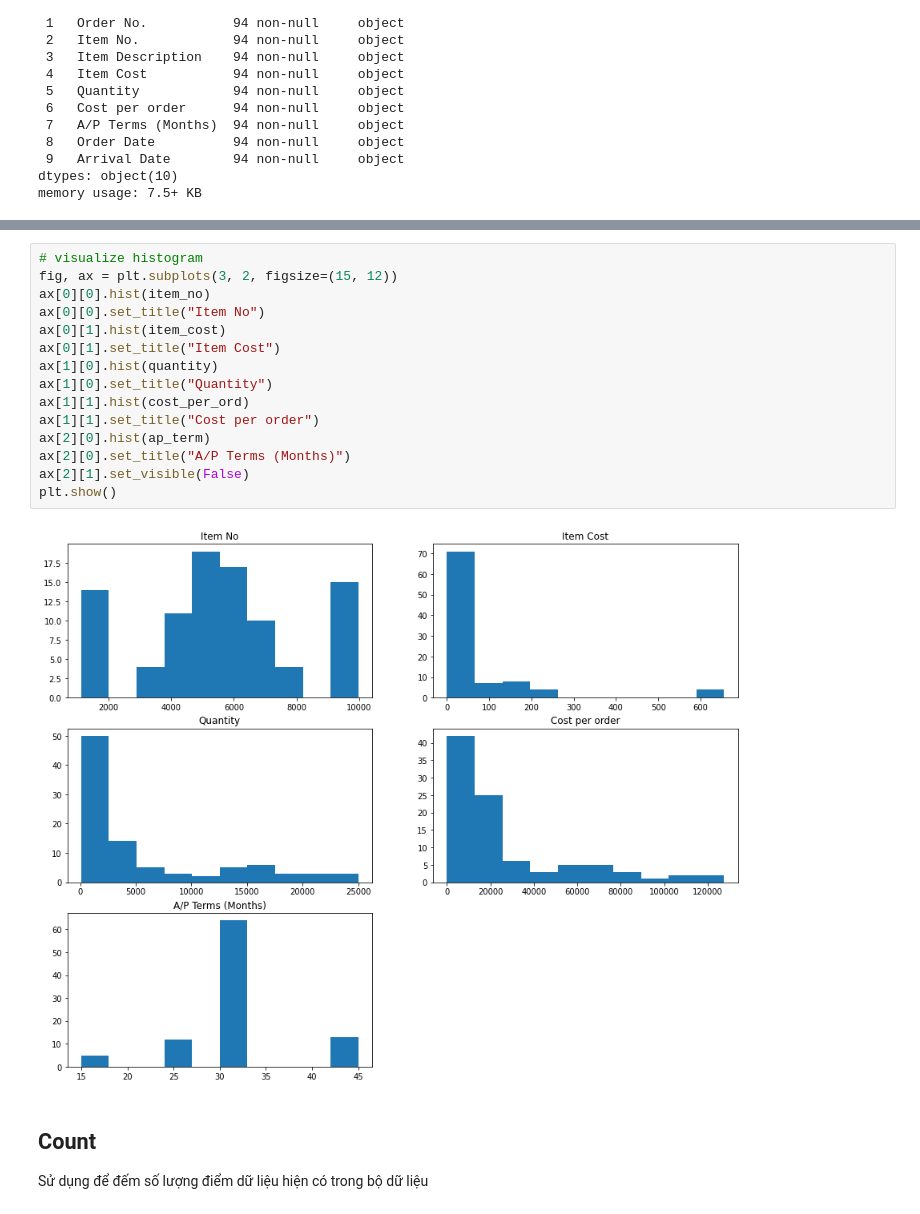
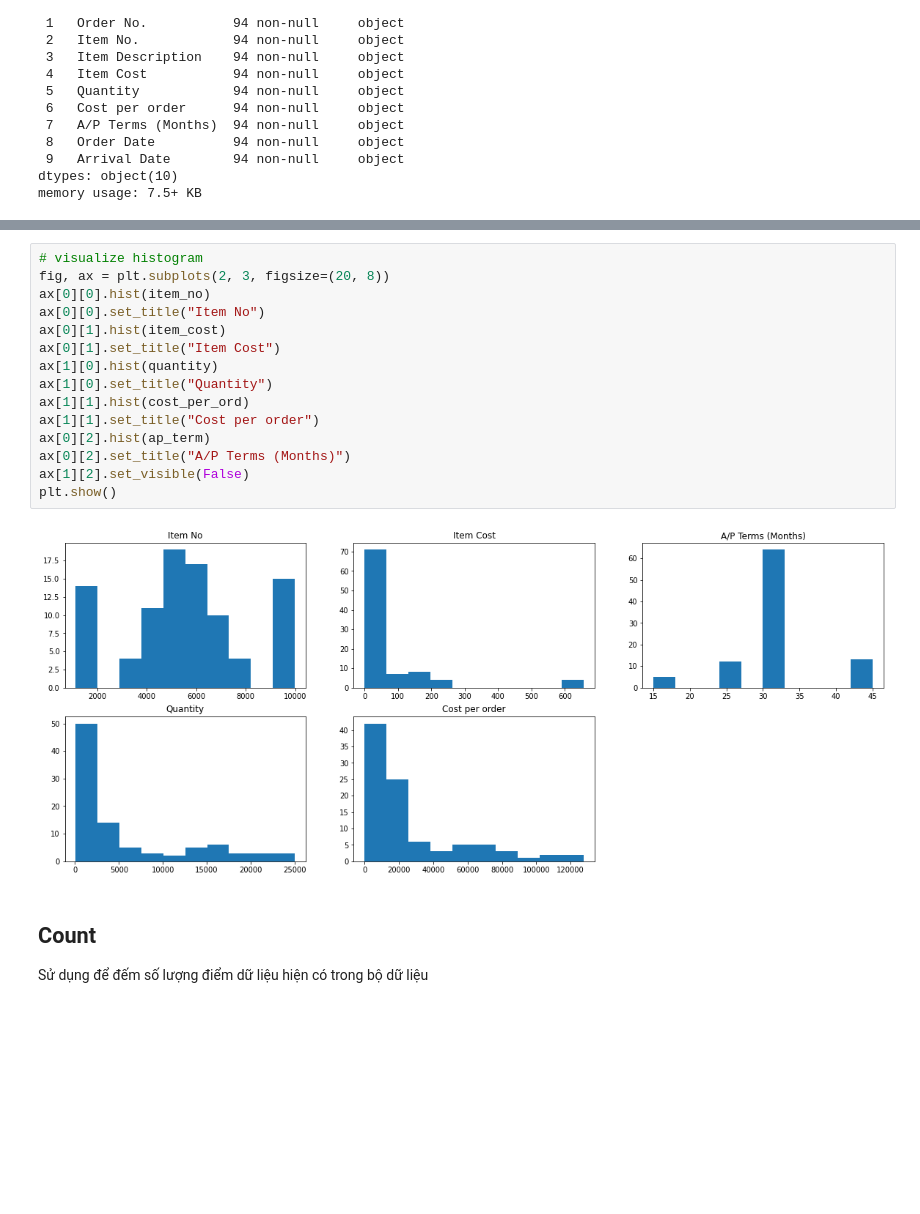
Before and after one commit to nghoanglongde/IS403.M22.HTCL, a Jupyter notebook: LAB_01/LAB_01.ipynb, the cells around one changed output, grey strips where cells are left out. Cells and saved outputs as stored; diff of their text form; blank space fills up the shorter version.

```diff
--- a/LAB_01/LAB_01.ipynb
+++ b/LAB_01/LAB_01.ipynb
@@ -285,21 +303,21 @@ plt.show()
 [figure]
 # %%
 # visualize histogram
-fig, ax = plt.subplots(3, 2, figsize=(15, 12))
+fig, ax = plt.subplots(2, 3, figsize=(20, 8))
 ax[0][0].hist(item_no)
 ax[0][0].set_title("Item No")
 ax[0][1].hist(item_cost)
 ax[0][1].set_title("Item Cost")
 ax[1][0].hist(quantity)
 ax[1][0].set_title("Quantity")
 ax[1][1].hist(cost_per_ord)
 ax[1][1].set_title("Cost per order")
-ax[2][0].hist(ap_term)
-ax[2][0].set_title("A/P Terms (Months)")
-ax[2][1].set_visible(False)
+ax[0][2].hist(ap_term)
+ax[0][2].set_title("A/P Terms (Months)")
+ax[1][2].set_visible(False)
 plt.show()
 # %% [output]
-[figure, old version]
+[figure, new version]
 # %% [markdown]
 ## Count
 Sử dụng để đếm số lượng điểm dữ liệu hiện có trong bộ dữ liệu
```
Also changed, not shown: parts of 21 cells of this notebook.
